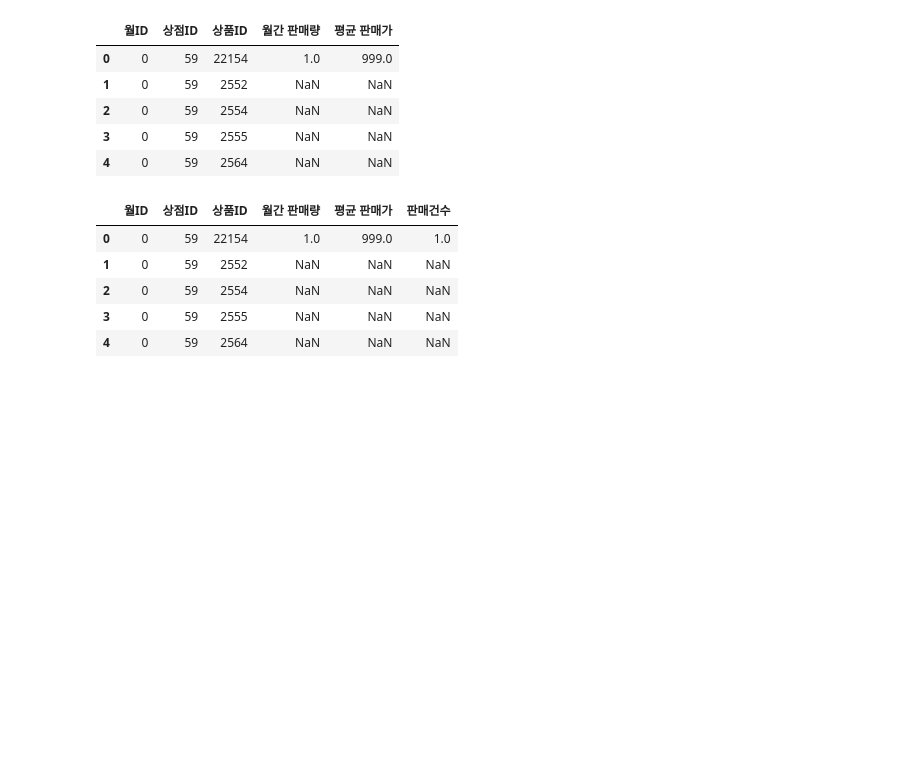
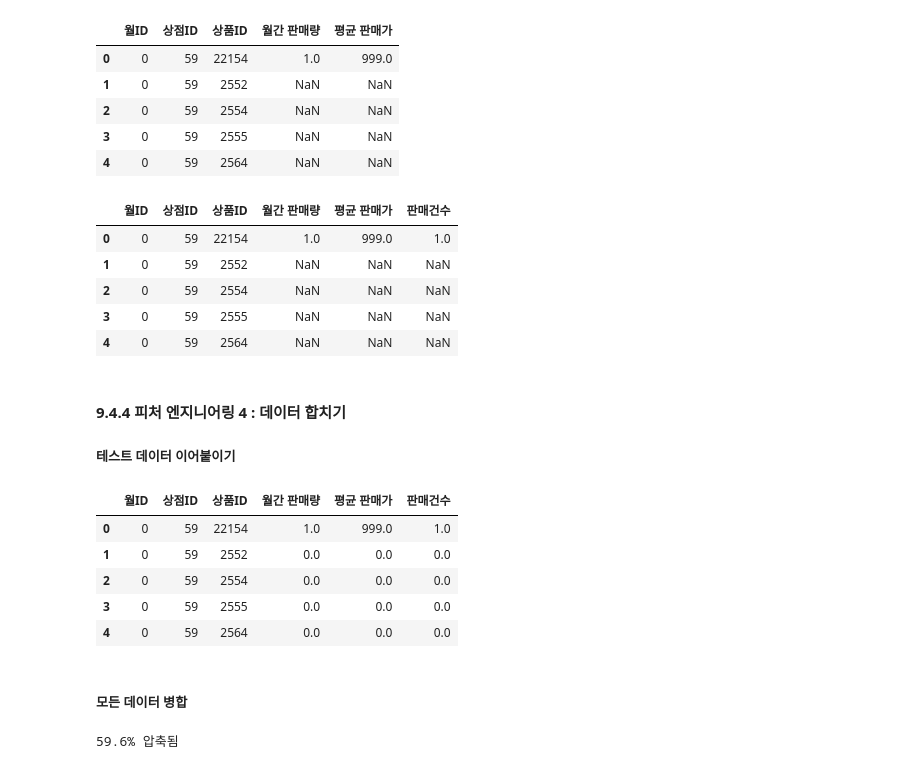
Before and after one commit to hbhb0311/DataAnalysis, a Jupyter notebook: predict_future_sales.ipynb, the cells around one changed output. Saved outputs shown, nothing was run; the diff lists cells and outputs as text; code cells hidden in the pictures; blank space fills up the shorter version.

Commit message:
향후 판매량 예측 - 피처 엔지니어링5

```diff
--- a/predict_future_sales.ipynb
+++ b/predict_future_sales.ipynb
@@ -1033,3 +1033,33 @@ train.head()
 | 2 | 0 | 59 | 2554 | NaN | NaN | NaN |
 | 3 | 0 | 59 | 2555 | NaN | NaN | NaN |
 | 4 | 0 | 59 | 2564 | NaN | NaN | NaN |
+# %% [markdown]
+#### 9.4.4 피처 엔지니어링 4 : 데이터 합치기
+##### 테스트 데이터 이어붙이기
+# %%
+test['월ID'] = 34
+
+all_data = pd.concat([train, test.drop('ID', axis = 1)],
+                     ignore_index = True,
+                     keys = idx_features)
+
+all_data = all_data.fillna(0)
+
+all_data.head()
+# %% [output]
+|  | 월ID | 상점ID | 상품ID | 월간 판매량 | 평균 판매가 | 판매건수 |
+| 0 | 0 | 59 | 22154 | 1.0 | 999.0 | 1.0 |
+| 1 | 0 | 59 | 2552 | 0.0 | 0.0 | 0.0 |
+| 2 | 0 | 59 | 2554 | 0.0 | 0.0 | 0.0 |
+| 3 | 0 | 59 | 2555 | 0.0 | 0.0 | 0.0 |
+| 4 | 0 | 59 | 2564 | 0.0 | 0.0 | 0.0 |
+# %% [markdown]
+##### 모든 데이터 병합
+# %%
+all_data = all_data.merge(shops, on = '상점ID', how = 'left')
+all_data = all_data.merge(items, on = '상품ID', how = 'left')
+all_data = all_data.merge(item_categories, on = '상품분류ID', how = 'left')
+
+all_data = downcast(all_data)
+# %% [output]
+59.6% 압축됨
```
Also changed, not shown: parts of 11 cells of this notebook.
